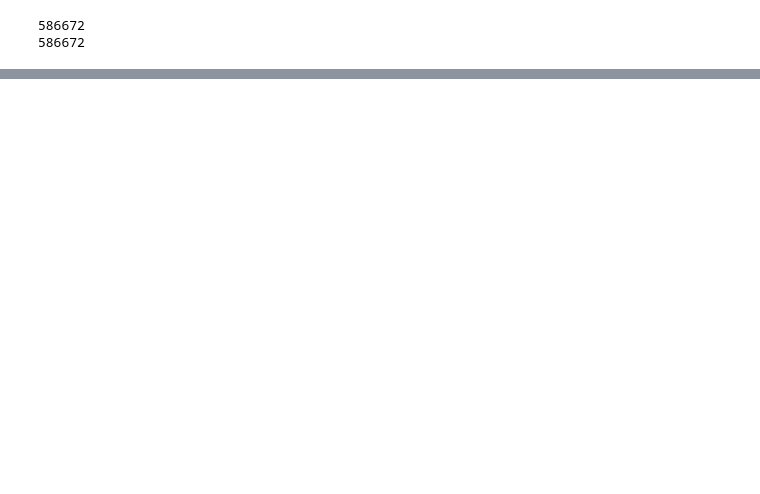
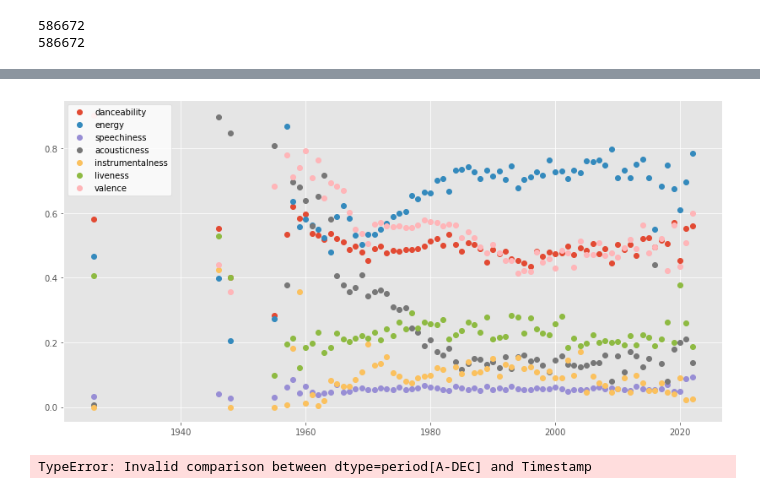
Before and after one commit to mattslatt/music_in_motion_acoustic_signatures, a Jupyter notebook: notebooks/artists.ipynb, the cells around one changed output, grey strips where cells are left out. Cells and saved outputs as stored; diff of their text form; code cells hidden in the pictures; blank space fills up the shorter version.

```diff
--- a/notebooks/artists.ipynb
+++ b/notebooks/artists.ipynb
@@ -499,0 +569,34 @@ def genre_checker(artist):
+# %%
+features = data[['genres','artists', 'name_y',
+       'popularity_y', 'release_date', 'danceability', 'energy', 'key', 'loudness', 'mode', 'speechiness',
+       'acousticness', 'instrumentalness', 'liveness', 'valence', 'tempo',
+       'time_signature']].copy()
+# %%
+# run a test with a single genre, generate a distribution curve of each feature, then later
+# stack the curves on top of each other?
+
+rock = features[features['genres'] == "'rock'"].copy()
+rock['release_date'] = pd.to_datetime(rock['release_date']).dt.to_period('Y')
+# %%
+# rock energy plotted over time?
+
+rock_means = rock.groupby('release_date').mean().reset_index()
+# %%
+fig, ax = plt.subplots(figsize=(14,7))
+ax.plot_date(rock_means['release_date'], rock_means['danceability'], label='danceability')
+ax.plot_date(rock_means['release_date'], rock_means['energy'], label='energy')
+ax.plot_date(rock_means['release_date'], rock_means['speechiness'], label='speechiness')
+ax.plot_date(rock_means['release_date'], rock_means['acousticness'], label='acousticness')
+ax.plot_date(rock_means['release_date'], rock_means['instrumentalness'], label='instrumentalness')
+ax.plot_date(rock_means['release_date'], rock_means['liveness'], label='liveness')
+ax.plot_date(rock_means['release_date'], rock_means['valence'], label='valence')
+ax.legend(facecolor='white')
+plt.savefig('/home/matt/dsi_galvanize/capstones/spotify/img/rock_features_scatter.png', bbox_inches = "tight")
+# %% [output]
+[figure, added]
+# %%
+# what songs are before 1950?
+
+rock_means[rock_means['release_date'] < pd.to_datetime(1950,format='%Y')]
+# %% [output]
+TypeError: Invalid comparison between dtype=period[A-DEC] and Timestamp
```
Also changed, not shown: parts of 27 cells of this notebook, 5 other files.
